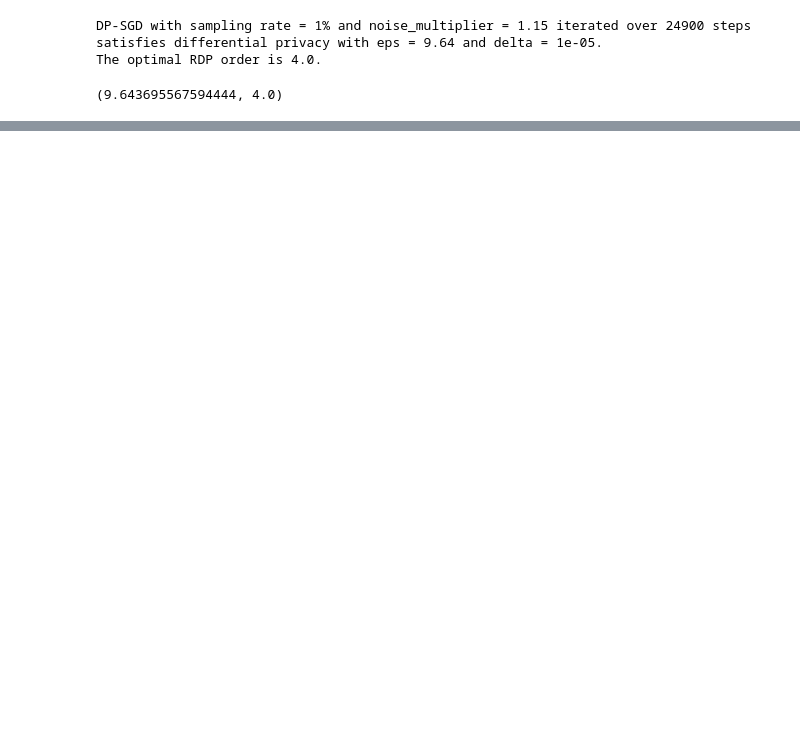
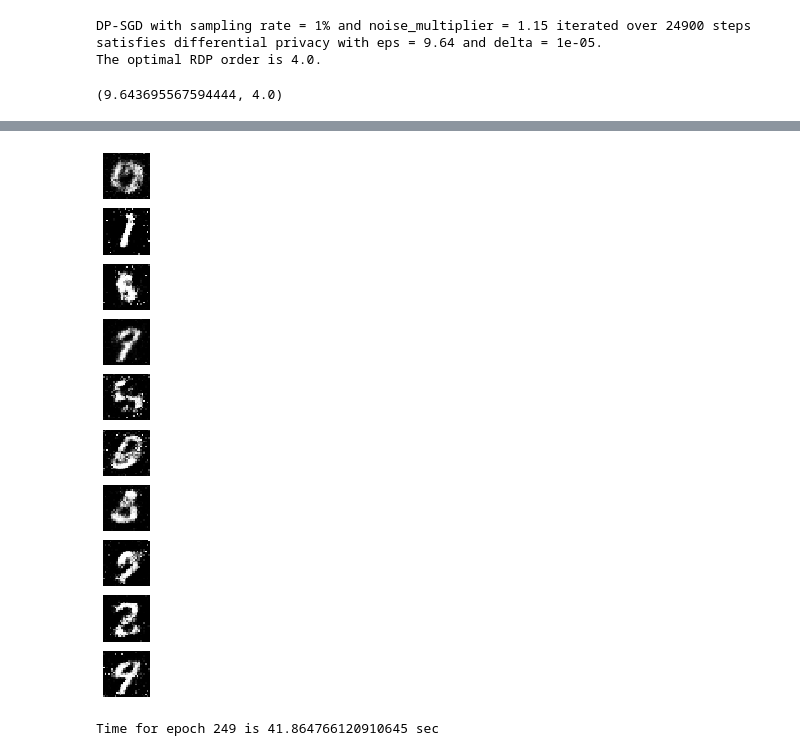
Before and after one commit to ricardocarvalhods/dpcgan, a Jupyter notebook: DP_CGAN_MNIST.ipynb, the cells around one changed output, grey strips where cells are left out. Saved outputs shown, nothing was run; the diff lists cells and outputs as text; code cells hidden in the pictures; blank space fills up the shorter version.

```diff
--- a/DP_CGAN_MNIST.ipynb
+++ b/DP_CGAN_MNIST.ipynb
@@ -0,0 +62,2 @@
+# %%
+ROOT = '/content/gdrive'
@@ -212 +321,4 @@ result_dir = base_dir + '/GANPoster' + name_trial
+# %%
+# Edit to define folder
+result_dir = ROOT + '/My Drive/GAN/DPCGAN'
 # %%
@@ -217,9 +331,11 @@ def checkpoint_name(title):
   checkpoint_prefix = os.path.join(checkpoint_dir, "ckpt__" + str(title))
   return(checkpoint_prefix)
 # %%
+# DO NOT EDIT THIS CELL
+
 images_dir = result_dir + '/images'
 
-def generate_and_save_images(model, epoch, test_input, test_label):
+def generate_and_save_images(title, model, epoch, test_input, test_label):
   # Notice `training` is set to False: This is so all layers run in inference mode (batchnorm).
   predictions = model([test_input, test_label], training=False)
 
@@ -230,8 +346,8 @@ def generate_and_save_images(model, epoch, test_input, test_label):
       plt.imshow(predictions[i, :, :, 0] * 127.5 + 127.5, cmap='gray')
       plt.axis('off')
 
-  plt.savefig(images_dir + '/image_at_epoch_{:04d}.png'.format(epoch))
-  #plt.show()
+  plt.savefig(images_dir + '/' + title + '___image_at_epoch_{:04d}.png'.format(epoch))
+  plt.show()
 # %%
 if not os.path.exists(result_dir):
   os.makedirs(result_dir)
@@ -699,0 +685,15 @@ print(metrics.classification_report(Y_test, Y_score))
+# %%
+tf.random.set_seed(1)
+
+# Batch and random shuffle training data
+train_dataset = tf.data.Dataset.from_tensor_slices(
+    (train_images, train_labels_vec)).shuffle(BUFFER_SIZE).batch(BATCH_SIZE, drop_remainder=True)
+
+# Fix some seeds to help visualize progress
+seed = tf.random.normal([10, Z_DIM])
+seed_labels = tf.Variable(np.diag(np.full(10,1)).reshape((10,10)), dtype='float32')
+
+# To be used for sampling random labels to pass to generator
+labels_gen_vec = np.zeros((10, COND_num_classes), dtype='float32')
+for i in [0,1,2,3,4,5,6,7,8,9]:
+  labels_gen_vec[i, int(i)] = 1.0
@@ -699,0 +703,6 @@ print(metrics.classification_report(Y_test, Y_score))
+# %%
+# STARTS TRAINING
+train(train_dataset, training_title, False)
+# %% [output]
+[figure, added]
+Time for epoch 249 is 41.864766120910645 sec
```
Also changed, not shown: parts of 110 cells of this notebook.
